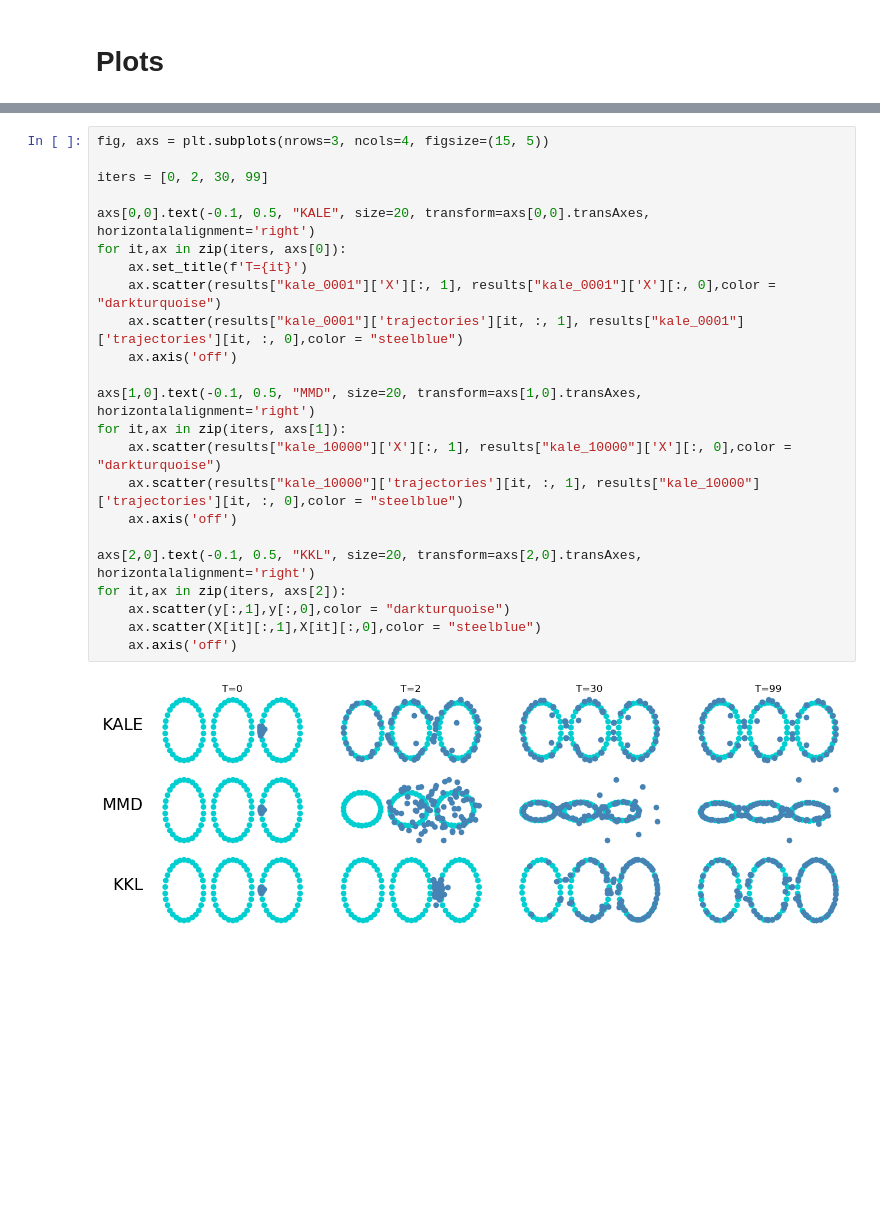
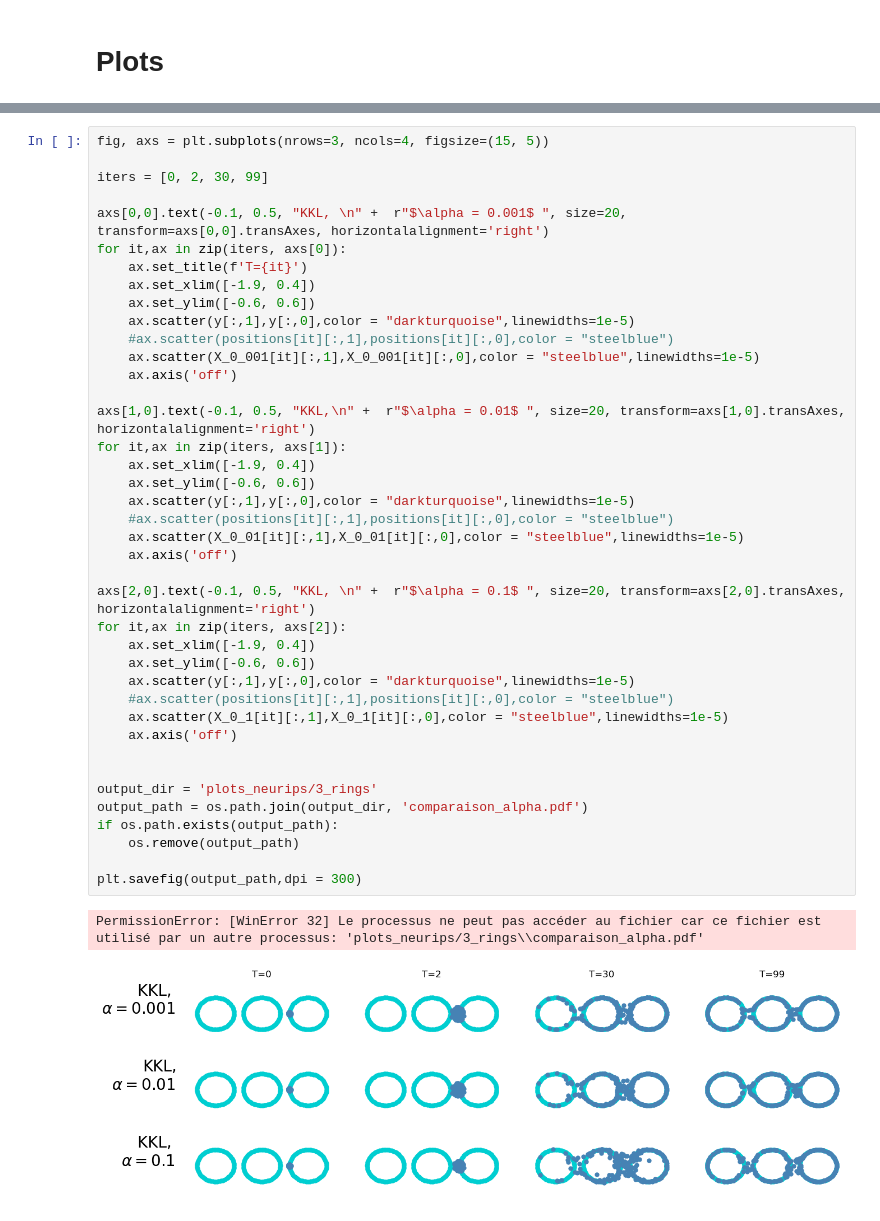
Before and after one commit to cclementine25/KKL-divergence-gradient-flows, a Jupyter notebook: Regularized/3_rings.ipynb, the cells around one changed output, grey strips where cells are left out. Drawn from its saved outputs; the diff is of its cells as text; blank space fills up the shorter version.

```diff
--- a/Regularized/3_rings.ipynb
+++ b/Regularized/3_rings.ipynb
@@ -238,26 +266,44 @@ plt.savefig('plots_neurips/3rings.pdf')
-# %%
-fig, axs = plt.subplots(nrows=3, ncols=4, figsize=(15, 5))
-
-iters = [0, 2, 30, 99]
-
-axs[0,0].text(-0.1, 0.5, "KALE", size=20, transform=axs[0,0].transAxes, horizontalalignment='right')
-for it,ax in zip(iters, axs[0]):
-    ax.set_title(f'T={it}')
-    ax.scatter(results["kale_0001"]['X'][:, 1], results["kale_0001"]['X'][:, 0],color = "darkturquoise")
-    ax.scatter(results["kale_0001"]['trajectories'][it, :, 1], results["kale_0001"]['trajectories'][it, :, 0],color = "steelblue")
-    ax.axis('off')
-
-axs[1,0].text(-0.1, 0.5, "MMD", size=20, transform=axs[1,0].transAxes, horizontalalignment='right')
-for it,ax in zip(iters, axs[1]):
-    ax.scatter(results["kale_10000"]['X'][:, 1], results["kale_10000"]['X'][:, 0],color = "darkturquoise")
-    ax.scatter(results["kale_10000"]['trajectories'][it, :, 1], results["kale_10000"]['trajectories'][it, :, 0],color = "steelblue")
-    ax.axis('off')
-
-axs[2,0].text(-0.1, 0.5, "KKL", size=20, transform=axs[2,0].transAxes, horizontalalignment='right')
-for it,ax in zip(iters, axs[2]):
-    ax.scatter(y[:,1],y[:,0],color = "darkturquoise")
-    ax.scatter(X[it][:,1],X[it][:,0],color = "steelblue")
-    ax.axis('off')
-# %% [output]
-[figure, removed]
+# %%
+fig, axs = plt.subplots(nrows=3, ncols=4, figsize=(15, 5))
+
+iters = [0, 2, 30, 99]
+
+axs[0,0].text(-0.1, 0.5, "KKL, \n" +  r"$\alpha = 0.001$ ", size=20, transform=axs[0,0].transAxes, horizontalalignment='right')
+for it,ax in zip(iters, axs[0]):
+    ax.set_title(f'T={it}')
+    ax.set_xlim([-1.9, 0.4])
+    ax.set_ylim([-0.6, 0.6])
+    ax.scatter(y[:,1],y[:,0],color = "darkturquoise",linewidths=1e-5)
+    #ax.scatter(positions[it][:,1],positions[it][:,0],color = "steelblue")
+    ax.scatter(X_0_001[it][:,1],X_0_001[it][:,0],color = "steelblue",linewidths=1e-5)
+    ax.axis('off')
+
+axs[1,0].text(-0.1, 0.5, "KKL,\n" +  r"$\alpha = 0.01$ ", size=20, transform=axs[1,0].transAxes, horizontalalignment='right')
+for it,ax in zip(iters, axs[1]):
+    ax.set_xlim([-1.9, 0.4])
+    ax.set_ylim([-0.6, 0.6])
+    ax.scatter(y[:,1],y[:,0],color = "darkturquoise",linewidths=1e-5)
+    #ax.scatter(positions[it][:,1],positions[it][:,0],color = "steelblue")
+    ax.scatter(X_0_01[it][:,1],X_0_01[it][:,0],color = "steelblue",linewidths=1e-5)
+    ax.axis('off')
+
+axs[2,0].text(-0.1, 0.5, "KKL, \n" +  r"$\alpha = 0.1$ ", size=20, transform=axs[2,0].transAxes, horizontalalignment='right')
+for it,ax in zip(iters, axs[2]):
+    ax.set_xlim([-1.9, 0.4])
+    ax.set_ylim([-0.6, 0.6])
+    ax.scatter(y[:,1],y[:,0],color = "darkturquoise",linewidths=1e-5)
+    #ax.scatter(positions[it][:,1],positions[it][:,0],color = "steelblue")
+    ax.scatter(X_0_1[it][:,1],X_0_1[it][:,0],color = "steelblue",linewidths=1e-5)
+    ax.axis('off')
+
+
+output_dir = 'plots_neurips/3_rings'
+output_path = os.path.join(output_dir, 'comparaison_alpha.pdf')
+if os.path.exists(output_path):
+    os.remove(output_path)
+
+plt.savefig(output_path,dpi = 300)
+# %% [output]
+PermissionError: [WinError 32] Le processus ne peut pas accéder au fichier car ce fichier est utilisé par un autre processus: 'plots_neurips/3_rings\\comparaison_alpha.pdf'
+[figure, added]
 # %%
```
Also changed, not shown: parts of 9 cells of this notebook, 19 other files.
